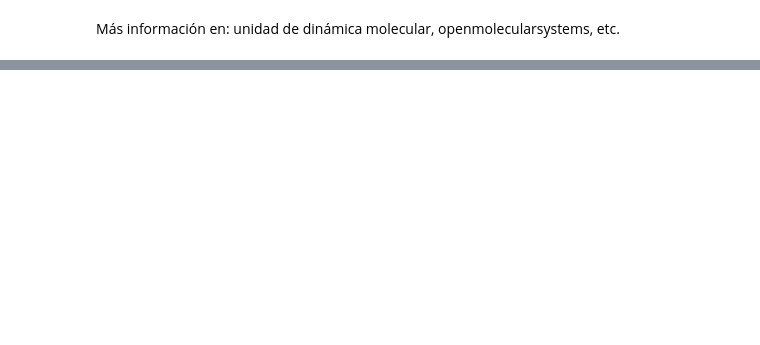
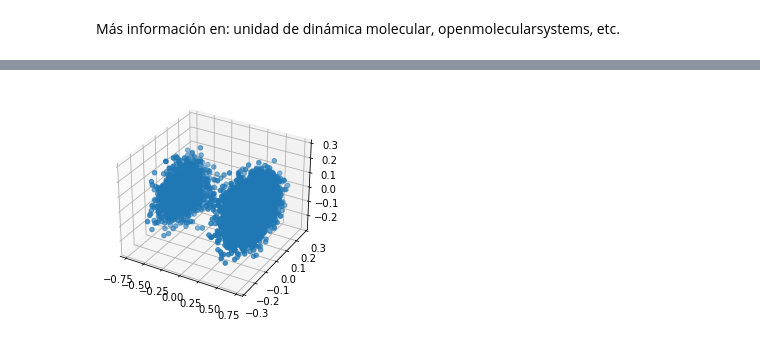
Before and after one commit to uibcdf/Academia, a Jupyter notebook: academia/Diseño_racional_de_moleculas/Doble_pozo/Doble_pozo.ipynb, the cells around one changed output, grey strips where cells are left out. Saved outputs shown, nothing was run; the diff lists cells and outputs as text; code cells hidden in the pictures; blank space fills up the shorter version.

```diff
--- a/academia/Diseño_racional_de_moleculas/Doble_pozo/Doble_pozo.ipynb
+++ b/academia/Diseño_racional_de_moleculas/Doble_pozo/Doble_pozo.ipynb
@@ -26,0 +71,10 @@ b=1.0 * unit.kilocalories_per_mole # vertical shift of basins (approx.)
+# %%
+fig = plt.figure()
+ax = fig.add_subplot(projection='3d')
+ax.scatter(reporter['coordinates'][:,0,0], reporter['coordinates'][:,0,1],
+           reporter['coordinates'][:,0,2])
+ax.set_xlim3d([-0.8, 0.8])
+ax.set_ylim3d([-0.3, 0.3])
+plt.show()
+# %% [output]
+[figure, added]
```
Also changed, not shown: parts of 27 cells of this notebook.
